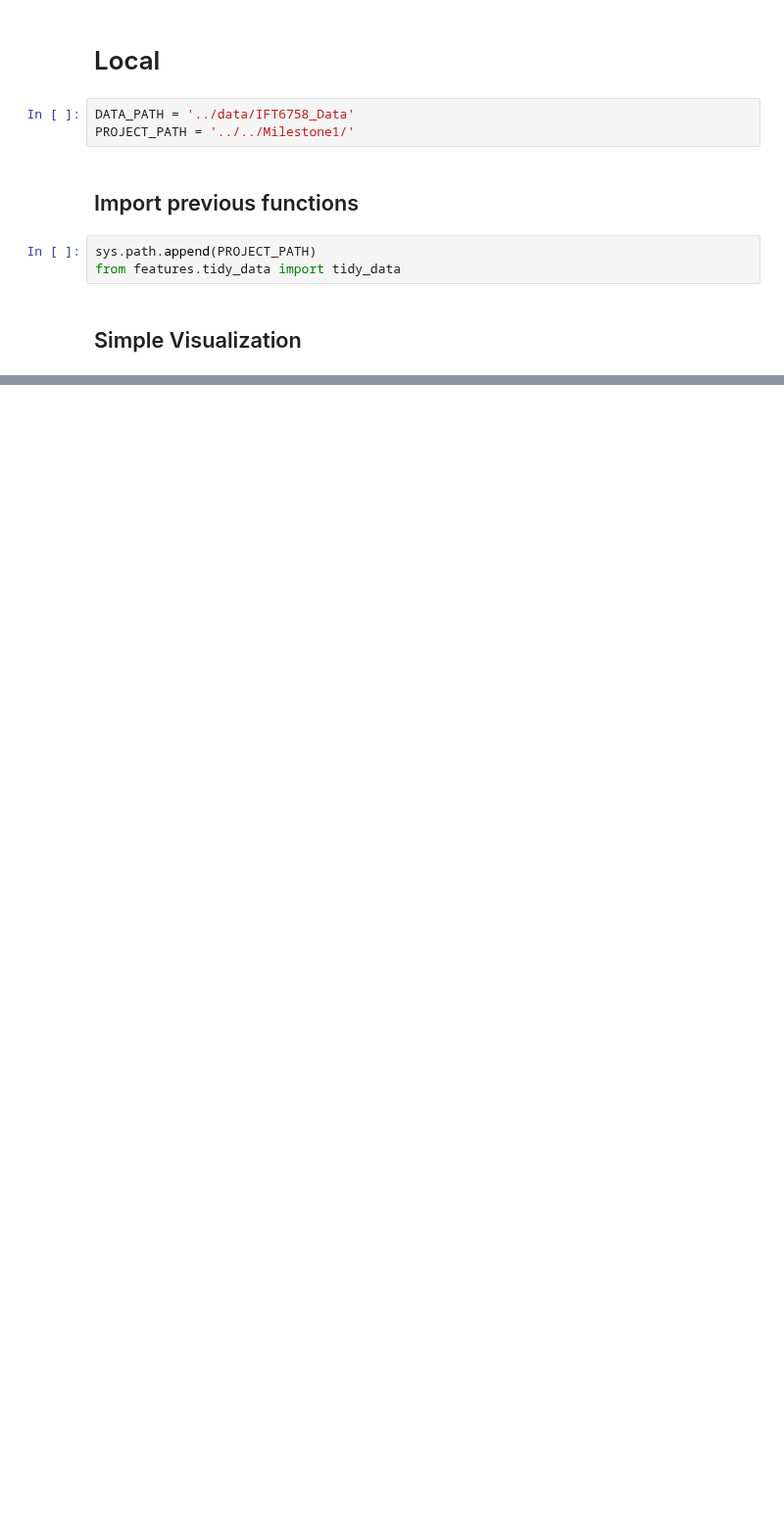
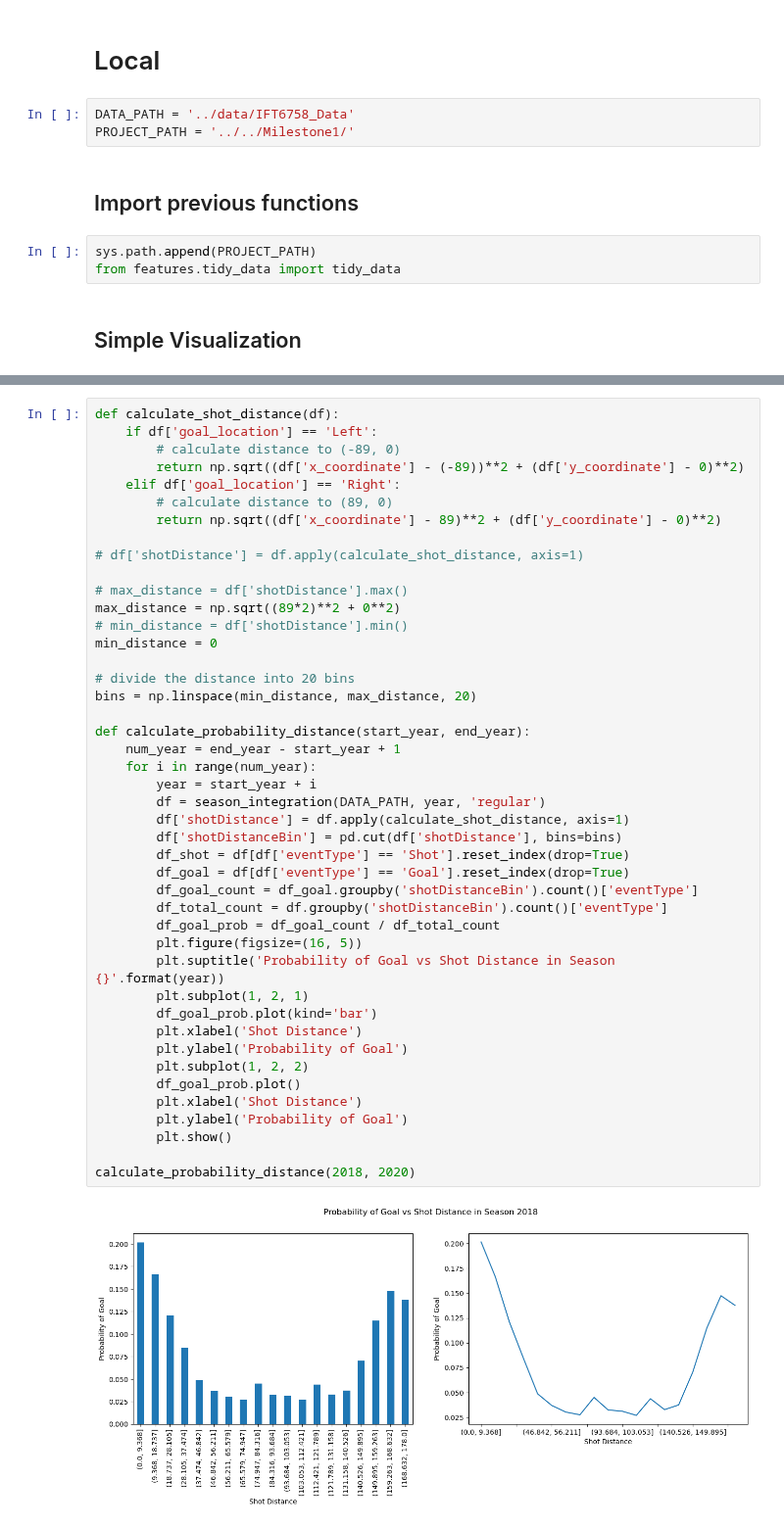
Before and after one commit to K-kiron/NHL-Analysis, a Jupyter notebook: Milestone1/visualizations/simple_visualization.ipynb, the cells around one changed output, grey strips where cells are left out. Shown at 98% size. Drawn from its saved outputs; the diff is of its cells as text; blank space fills up the shorter version.

```diff
--- a/Milestone1/visualizations/simple_visualization.ipynb
+++ b/Milestone1/visualizations/simple_visualization.ipynb
@@ -127,0 +116,46 @@ def
+# %%
+def calculate_shot_distance(df):
+    if df['goal_location'] == 'Left':
+        # calculate distance to (-89, 0)
+        return np.sqrt((df['x_coordinate'] - (-89))**2 + (df['y_coordinate'] - 0)**2)
+    elif df['goal_location'] == 'Right':
+        # calculate distance to (89, 0)
+        return np.sqrt((df['x_coordinate'] - 89)**2 + (df['y_coordinate'] - 0)**2)
+
+# df['shotDistance'] = df.apply(calculate_shot_distance, axis=1)
+
+# max_distance = df['shotDistance'].max()
+max_distance = np.sqrt((89*2)**2 + 0**2)
+# min_distance = df['shotDistance'].min()
+min_distance = 0
+
+# divide the distance into 20 bins
+bins = np.linspace(min_distance, max_distance, 20)
+
+def calculate_probability_distance(start_year, end_year):
+    num_year = end_year - start_year + 1
+    for i in range(num_year):
+        year = start_year + i
+        df = season_integration(DATA_PATH, year, 'regular')
+        df['shotDistance'] = df.apply(calculate_shot_distance, axis=1)
+        df['shotDistanceBin'] = pd.cut(df['shotDistance'], bins=bins)
+        df_shot = df[df['eventType'] == 'Shot'].reset_index(drop=True)
+        df_goal = df[df['eventType'] == 'Goal'].reset_index(drop=True)
+        df_goal_count = df_goal.groupby('shotDistanceBin').count()['eventType']
+        df_total_count = df.groupby('shotDistanceBin').count()['eventType']
+        df_goal_prob = df_goal_count / df_total_count
+        plt.figure(figsize=(16, 5))
+        plt.suptitle('Probability of Goal vs Shot Distance in Season {}'.format(year))
+        plt.subplot(1, 2, 1)
+        df_goal_prob.plot(kind='bar')
+        plt.xlabel('Shot Distance')
+        plt.ylabel('Probability of Goal')
+        plt.subplot(1, 2, 2)
+        df_goal_prob.plot()
+        plt.xlabel('Shot Distance')
+        plt.ylabel('Probability of Goal')
+        plt.show()
+
+calculate_probability_distance(2018, 2020)
+# %% [output]
+[figure, added]
```
Also changed, not shown: parts of 12 cells of this notebook, 2 other files.
